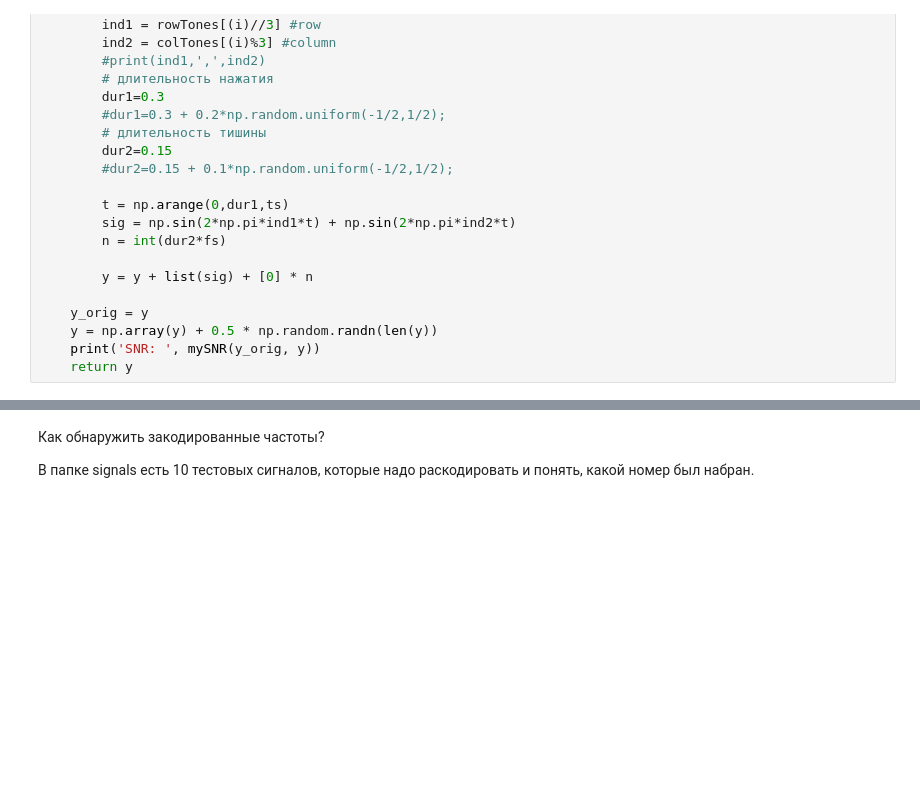
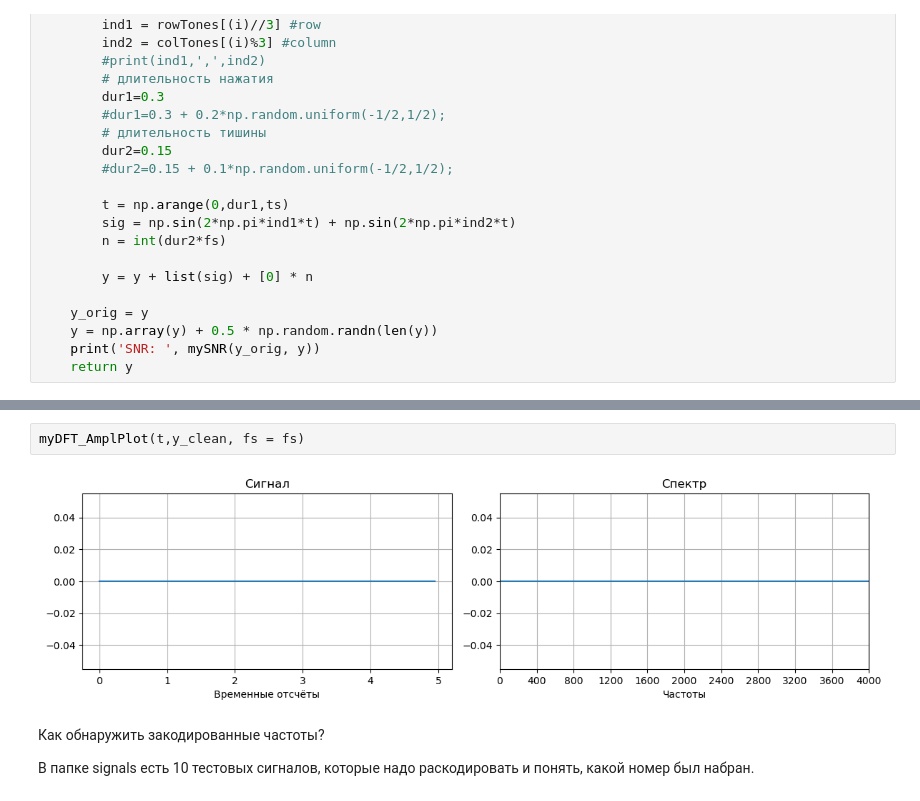
Before and after one commit to Qvery-mm/digital-signals, a Jupyter notebook: 1.0 DFT_1D_on.ipynb, the cells around one changed output, grey strips where cells are left out. Saved outputs shown, nothing was run; the diff lists cells and outputs as text; blank space fills up the shorter version.

```diff
--- a/1.0 DFT_1D_on.ipynb
+++ b/1.0 DFT_1D_on.ipynb
@@ -369,3 +405,7 @@ IPython.display.Audio(y,rate=fs)
+# %%
+myDFT_AmplPlot(t,y_clean, fs = fs)
+# %% [output]
+[figure, added]
 # %% [markdown]
 Как обнаружить закодированные частоты?
 
```
Also changed, not shown: parts of 18 cells of this notebook, 1 other file.
